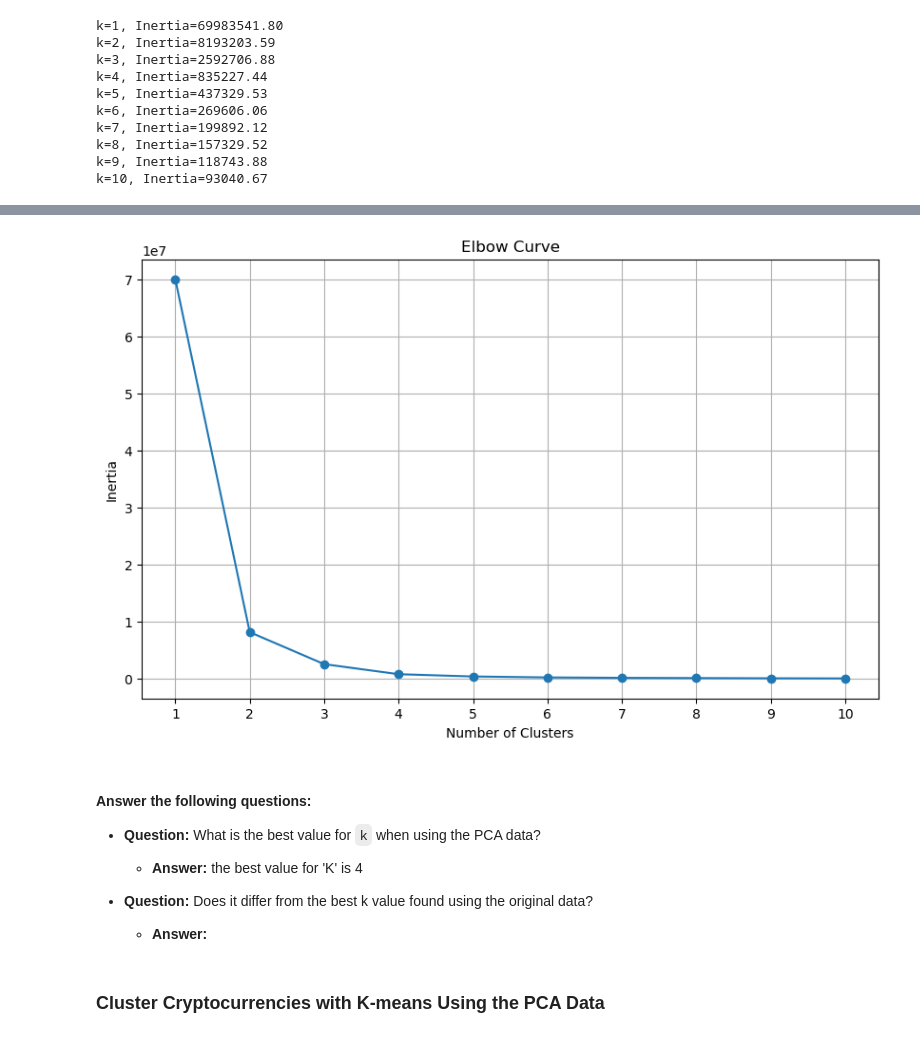
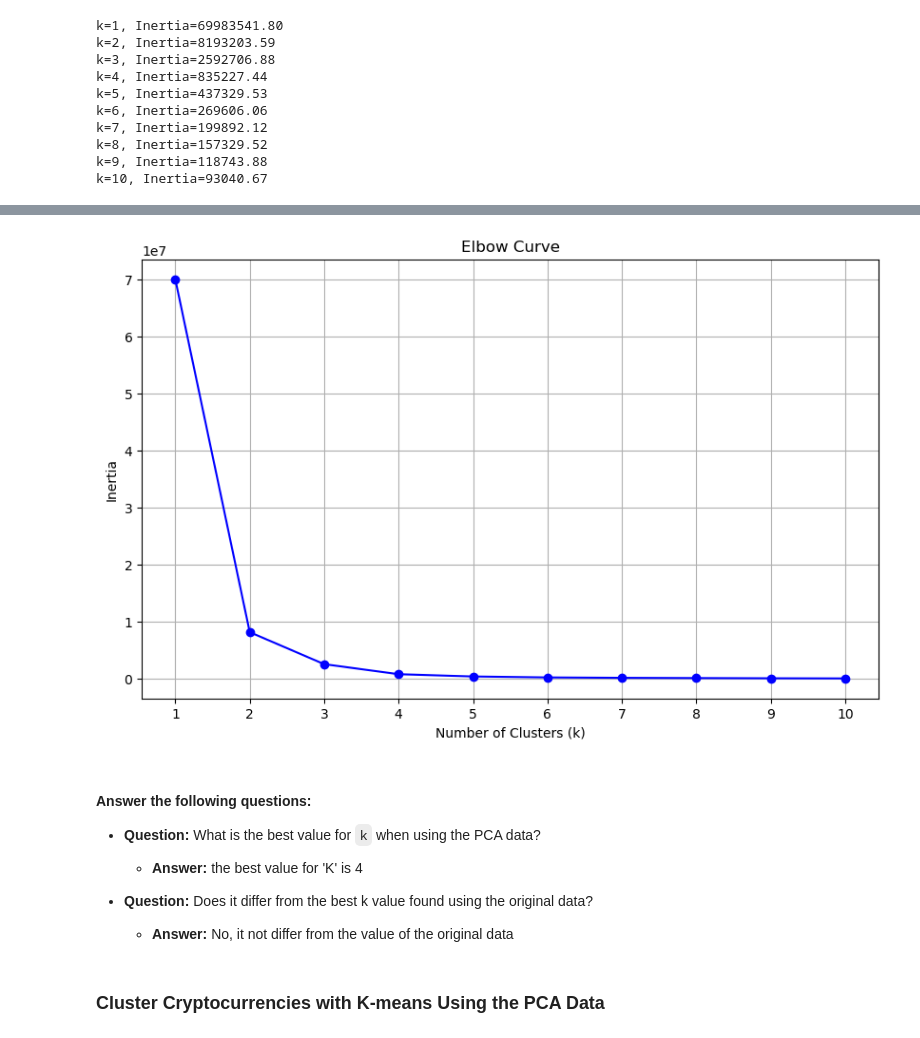
Before and after one commit to sacidebelair/CryptoClustering, a Jupyter notebook: Crypto_Clustering.ipynb, the cells around one changed output, grey strips where cells are left out. Drawn from its saved outputs; the diff is of its cells as text; code cells hidden in the pictures.

```diff
--- a/Crypto_Clustering.ipynb
+++ b/Crypto_Clustering.ipynb
@@ -431,0 +395,28 @@ Data for Elbow Curve:
+# %%
+
+# Create a dictionary with k-values and inertia values
+elbow_data = {
+    'k': k_values,
+    'inertia': inertia_values
+}
+
+# Create a DataFrame with the data to plot the Elbow curve
+df_elbow = pd.DataFrame(elbow_data)
+
+# Display the DataFrame
+print("Data for Elbow Curve:")
+print(df_elbow)
+
+# Plot the Elbow curve
+#plt.figure(figsize=(10, 6))
+#plt.plot(df_elbow['k'], df_elbow['inertia'], marker='o')
+#plt.xlabel('Number of Clusters (k)')
+#plt.ylabel('Inertia')
+#plt.title('Elbow Curve')
+#plt.xticks(df_elbow['k'])
+#plt.grid(True)
+#plt.show()
+
+plt_elbow = df_elbow.hvplot.line(
+                x = "k", y = "inertia", xticks = k_values)
+plt_elbow
@@ -432,19 +437,16 @@ Data for Elbow Curve:
 # %%
 # Plot a line chart with all the inertia values computed with
-# the different values of k to visually identify the optimal value for k.
-
-
-# Plot the Elbow curve
-plt.figure(figsize=(10, 6))
-plt.plot(elbow_df['Number of Clusters'], elbow_df['Inertia'], marker='o')
+# the different values of k to visually identify the optimal value for k
+plt.figure(figsize=(10,6))
+plt.plot(df_elbow['k'], df_elbow['inertia'], marker='o', linestyle='-', color='b')
+plt.xlabel('Number of Clusters (k)')
+plt.ylabel('Inertia')
 plt.title('Elbow Curve')
-plt.xlabel('Number of Clusters')
-plt.ylabel('Inertia')
-plt.xticks(elbow_df['Number of Clusters'])
+plt.xticks(df_elbow['k'])
 plt.grid(True)
 plt.show()
 # %% [output]
-[figure, old version]
+[figure, new version]
 # %% [markdown]
 #### Answer the following questions:
 
@@ -455,7 +457,7 @@ plt.show()
 
 * **Question:** Does it differ from the best k value found using the original data?
 
-  * **Answer:**
+  * **Answer:** No, it not differ from the value of the original data
 # %% [markdown]
 ### Cluster Cryptocurrencies with K-means Using the PCA Data
 # %%
```
Also changed, not shown: parts of 8 cells of this notebook.
